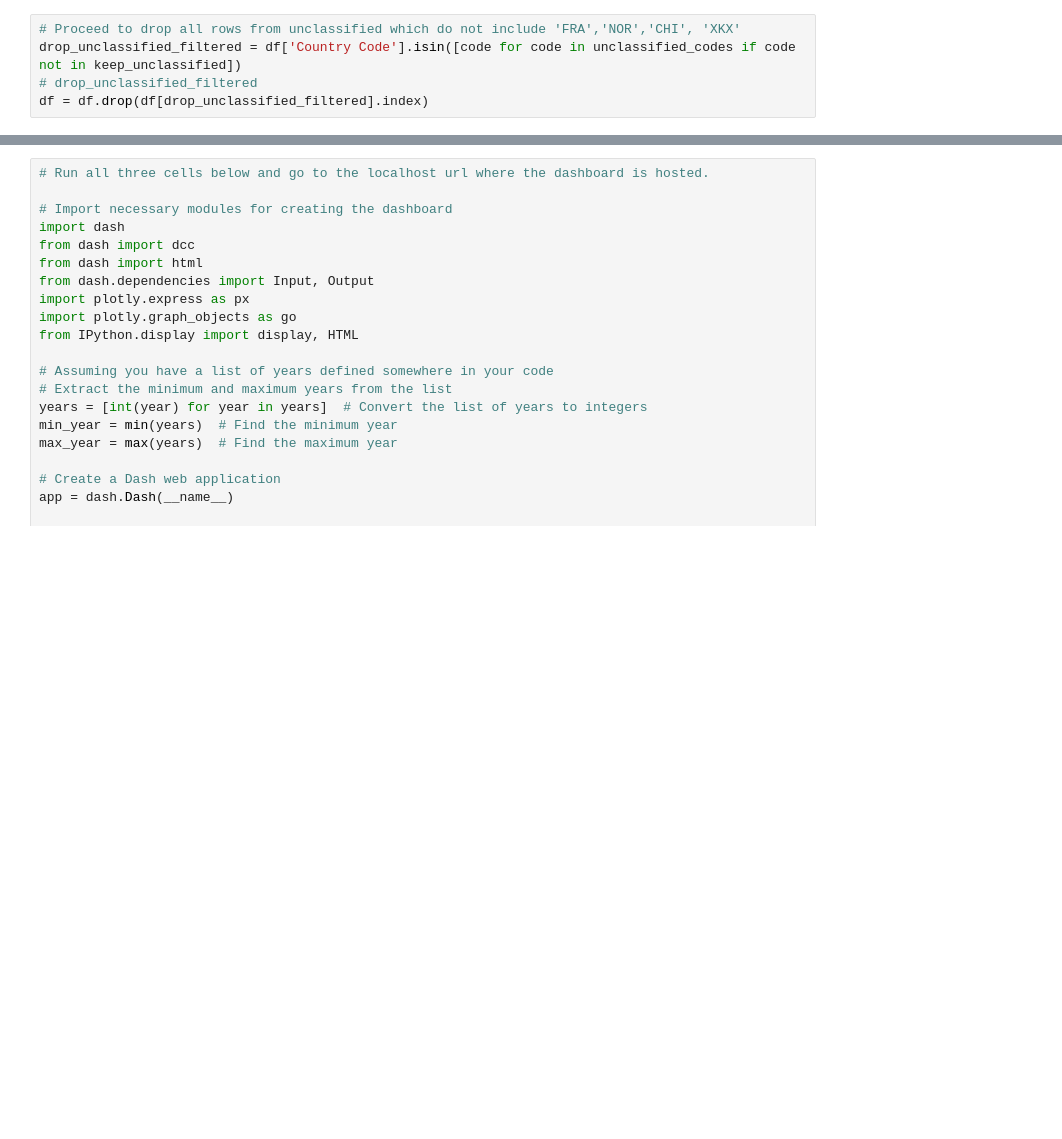
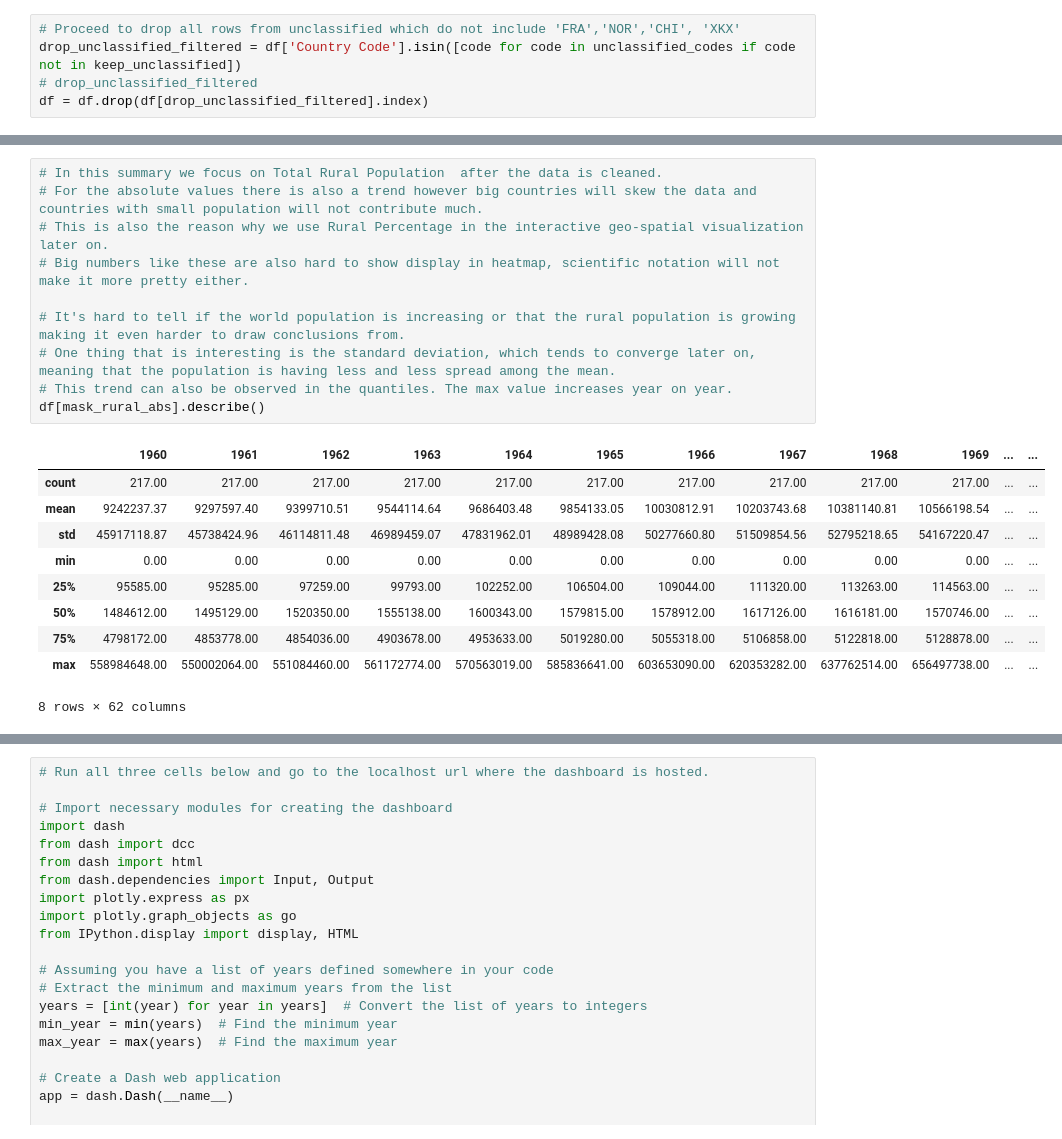
Before and after one commit to DeusNexus/iu-exploratory-data-analysis, a Jupyter notebook: eda-notebook.ipynb, the cells around one changed output, grey strips where cells are left out. Cells and saved outputs as stored; diff of their text form; blank space fills up the shorter version.

```diff
--- a/eda-notebook.ipynb
+++ b/eda-notebook.ipynb
@@ -309,0 +339,21 @@ df = df.drop(df[drop_unclassified_filtered].index)
+# %%
+# In this summary we focus on Total Rural Population  after the data is cleaned.
+# For the absolute values there is also a trend however big countries will skew the data and countries with small population will not contribute much.
+# This is also the reason why we use Rural Percentage in the interactive geo-spatial visualization later on.
+# Big numbers like these are also hard to show display in heatmap, scientific notation will not make it more pretty either.
+
+# It's hard to tell if the world population is increasing or that the rural population is growing making it even harder to draw conclusions from.
+# One thing that is interesting is the standard deviation, which tends to converge later on, meaning that the population is having less and less spread among the mean.
+# This trend can also be observed in the quantiles. The max value increases year on year.
+df[mask_rural_abs].describe()
+# %% [output]
+|  | 1960 | 1961 | 1962 | 1963 | 1964 | 1965 | 1966 | 1967 | 1968 | 1969 | ... | ... |
+| count | 217.00 | 217.00 | 217.00 | 217.00 | 217.00 | 217.00 | 217.00 | 217.00 | 217.00 | 217.00 | ... | ... |
+| mean | 9242237.37 | 9297597.40 | 9399710.51 | 9544114.64 | 9686403.48 | 9854133.05 | 10030812.91 | 10203743.68 | 10381140.81 | 10566198.54 | ... | ... |
+| std | 45917118.87 | 45738424.96 | 46114811.48 | 46989459.07 | 47831962.01 | 48989428.08 | 50277660.80 | 51509854.56 | 52795218.65 | 54167220.47 | ... | ... |
+| min | 0.00 | 0.00 | 0.00 | 0.00 | 0.00 | 0.00 | 0.00 | 0.00 | 0.00 | 0.00 | ... | ... |
+| 25% | 95585.00 | 95285.00 | 97259.00 | 99793.00 | 102252.00 | 106504.00 | 109044.00 | 111320.00 | 113263.00 | 114563.00 | ... | ... |
+| 50% | 1484612.00 | 1495129.00 | 1520350.00 | 1555138.00 | 1600343.00 | 1579815.00 | 1578912.00 | 1617126.00 | 1616181.00 | 1570746.00 | ... | ... |
+| 75% | 4798172.00 | 4853778.00 | 4854036.00 | 4903678.00 | 4953633.00 | 5019280.00 | 5055318.00 | 5106858.00 | 5122818.00 | 5128878.00 | ... | ... |
+| max | 558984648.00 | 550002064.00 | 551084460.00 | 561172774.00 | 570563019.00 | 585836641.00 | 603653090.00 | 620353282.00 | 637762514.00 | 656497738.00 | ... | ... |
+8 rows × 62 columns
```
Also changed, not shown: parts of 7 cells of this notebook.
